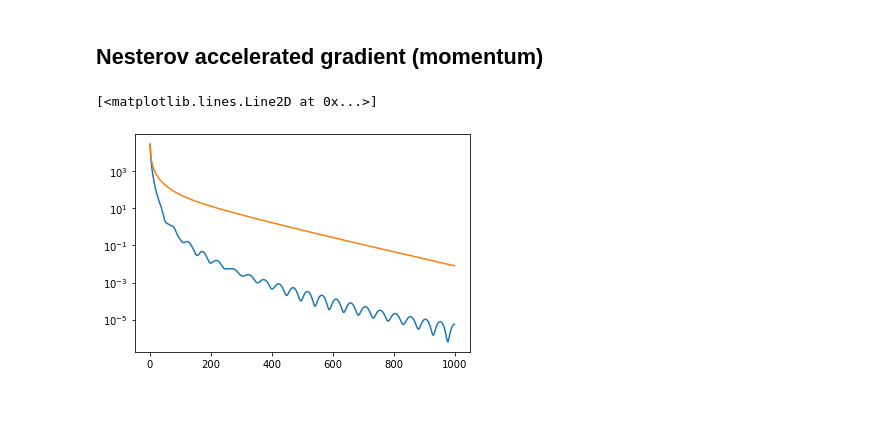
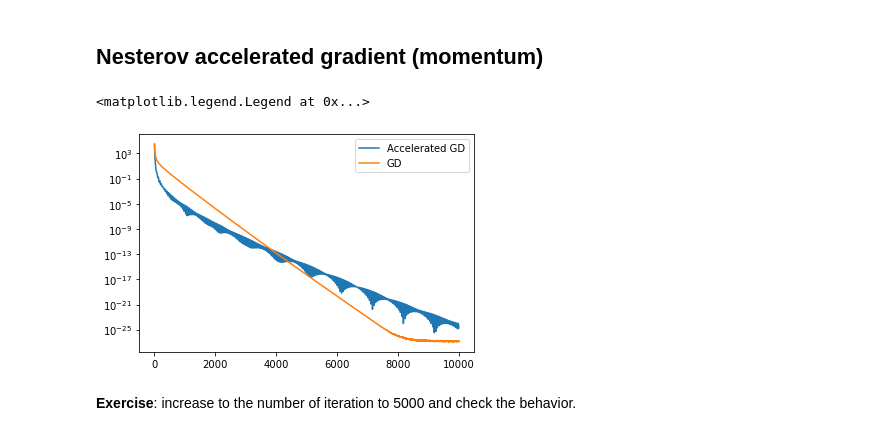
Before and after one commit to mathurinm/mathurinm.github.io, a Jupyter notebook: assets/2022_wust/Lecture2_generic_GD.ipynb, the cells around one changed output. Cells and saved outputs as stored; diff of their text form; code cells hidden in the pictures; blank space fills up the shorter version.

Commit message:
update notebook number 2

```diff
--- a/assets/2022_wust/Lecture2_generic_GD.ipynb
+++ b/assets/2022_wust/Lecture2_generic_GD.ipynb
@@ -178,7 +178,7 @@ b = np.random.randn(n_samples)
 
 L = np.linalg.norm(A, ord=2) ** 2
 # %%
-max_iter = 500
+max_iter = 3000
 x0 = np.ones(n_features)
 x = x0.copy()
 objs = []
@@ -226,7 +238,7 @@ np.random.seed(0)
 A = np.random.randn(n_samples, n_features)
 b = np.random.randn(n_samples)
 
-n_iter = 1000
+n_iter = 10000
 L = np.linalg.norm(A, ord=2) ** 2
 
 t = 1
@@ -251,6 +263,9 @@ for it in range(n_iter):
 # %%
 plt.semilogy(objs_agd, label="Accelerated GD")
 plt.semilogy(objs_gd, label="GD")
+plt.legend()
 # %% [output]
-[<matplotlib.lines.Line2D at 0x...>]
+<matplotlib.legend.Legend at 0x...>
-[figure, old version]
+[figure, new version]
+# %% [markdown]
+**Exercise**: increase to the number of iteration to 5000 and check the behavior.
```
Also changed, not shown: parts of 5 cells of this notebook.
